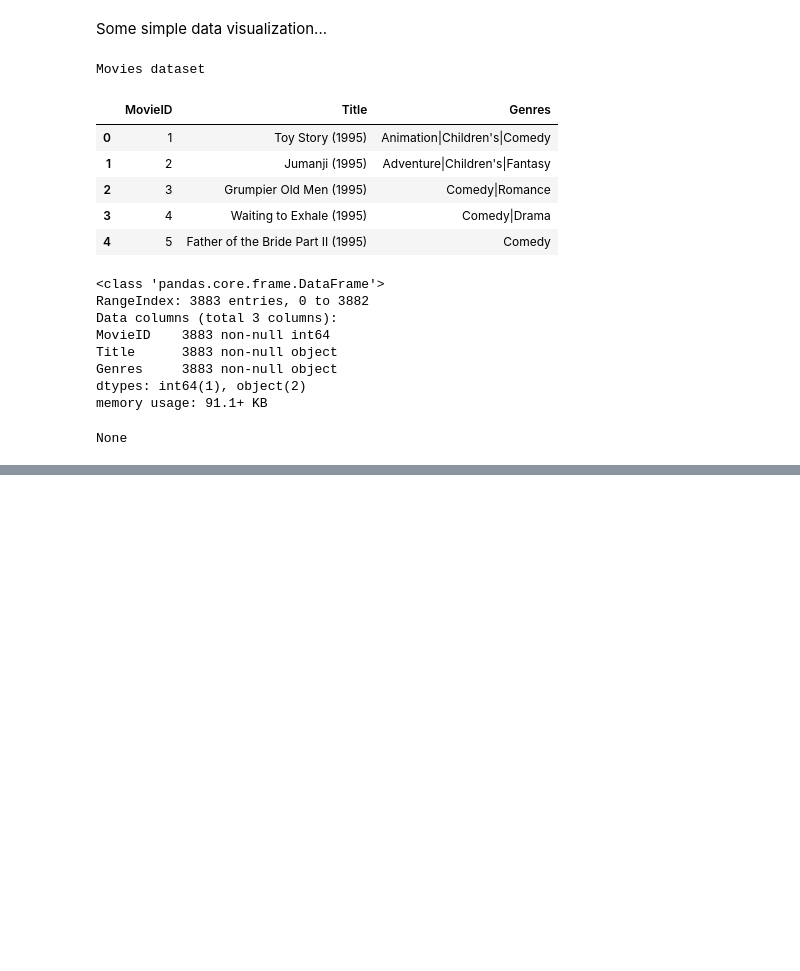
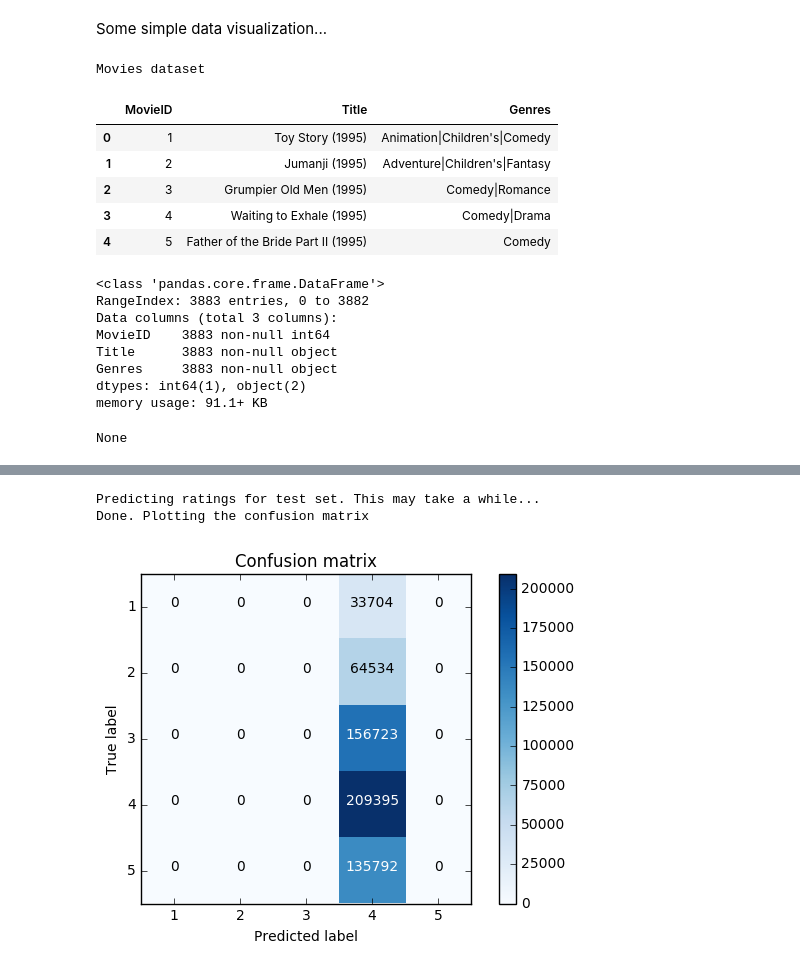
Before and after one commit to gabrielilharco/ctc17-project3, a Jupyter notebook: src/naive_bayes.ipynb, the cells around one changed output, grey strips where cells are left out. Saved outputs shown, nothing was run; the diff lists cells and outputs as text; code cells hidden in the pictures; blank space fills up the shorter version.

```diff
--- a/src/naive_bayes.ipynb
+++ b/src/naive_bayes.ipynb
@@ -132,0 +256,11 @@ display(data.head())
+# %%
+#Show results for user 6041 and 6042
+print (" Predicting ratings for all movies seen by users 6041 and 6042...")
+rows = data.ix[data['UserID'].isin([6041,6042])]
+
+for _, row in rows.iterrows():
+    row_pred = row.drop(['Rating', 'UserID', 'MovieID', 'GenresProcessed'])
+    #display(row.shape)
+    #display(row.values)
+    prediction = nb.predict(np.array([row_pred.values]))
+    print ("Tree prediction for user " + str(row['UserID']) + " and movie " + str(row['MovieID']) + ": ", str(prediction[0][0]))
@@ -133,3 +290,46 @@ display(data.head())
+# %%
+%matplotlib inline
+import matplotlib.pyplot as plt
+import itertools
+
+def plot_confusion_matrix(matrix_in, classes, cmap=plt.cm.Blues):
+    classes.sort()
+    matrix = []
+    for s_class in classes:
+        row = []
+        for o_class in classes:
+            row.append(matrix_in[o_class][s_class])
+        matrix.append(row)
+    cm = np.array(matrix, dtype=int)
+
+    plt.imshow(cm, interpolation='nearest', cmap=cmap)
+    plt.title("Confusion matrix")
+    plt.colorbar()
+    tick_marks = np.arange(len(classes))
+    plt.xticks(tick_marks, classes)
+    plt.yticks(tick_marks,classes)
+
+    thresh = cm.max() / 2.
+    for i, j in itertools.product(range(cm.shape[0]), range(cm.shape[1])):
+        plt.text(j, i, cm[i, j],
+                 horizontalalignment="center",
+                 color="white" if cm[i, j] > thresh else "black")
+    plt.tight_layout()
+    plt.ylabel('True label')
+    plt.xlabel('Predicted label')
+
+X_test = train_set.drop(['Rating', 'UserID', 'MovieID', 'GenresProcessed'], axis=1).values
+Y_test = train_set['Rating'].values
+labels = data['Rating'].unique()
+
+print ("Predicting ratings for test set. This may take a while...")
+confusion_matrix = nb.score(X_test, Y_test, labels)
+print ("Done. Plotting the confusion matrix")
+plot_confusion_matrix(confusion_matrix, labels)
+# %% [output]
+Predicting ratings for test set. This may take a while...
+Done. Plotting the confusion matrix
+[figure, added]
 # %%
 data.drop("Genres", 1)
 data = data.drop("MovieID", 1)
```
Also changed, not shown: parts of 15 cells of this notebook, 4 other files.
